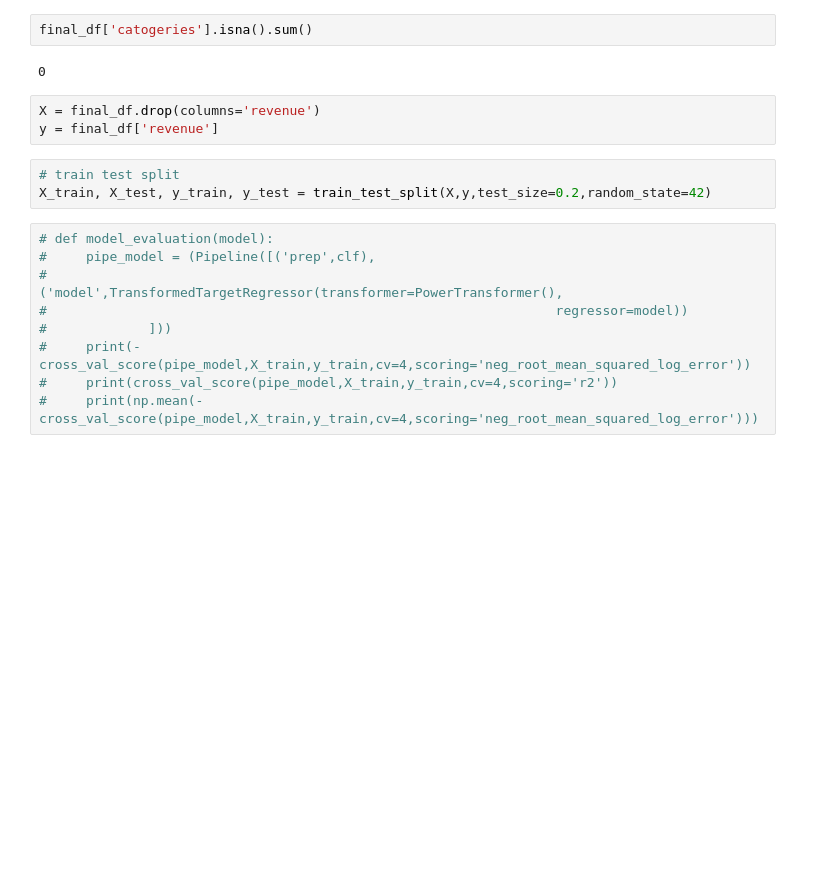
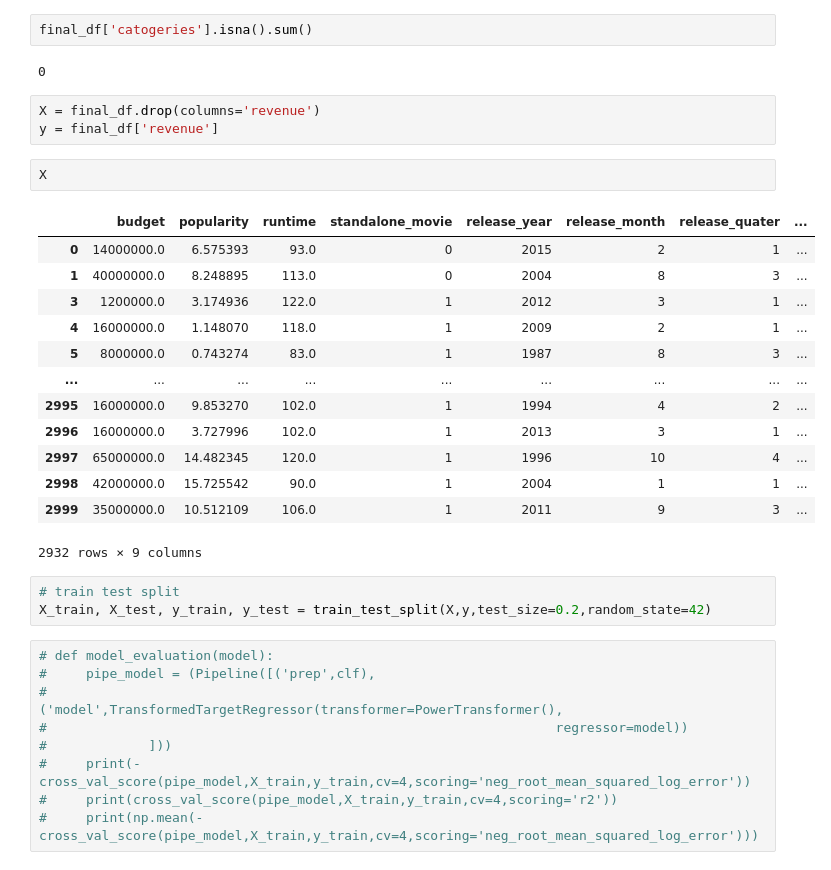
Before and after one commit to abdulvajid1/TMBD-MOVIE-REVENUE-PREDICTION, a Jupyter notebook: notebook.ipynb, the cells around one changed output. Drawn from its saved outputs; the diff is of its cells as text; blank space fills up the shorter version.

```diff
--- a/notebook.ipynb
+++ b/notebook.ipynb
@@ -490,6 +551,22 @@ final_df['catogeries'].isna().sum()
 # %%
 X = final_df.drop(columns='revenue')
 y = final_df['revenue']
+# %%
+X
+# %% [output]
+|  | budget | popularity | runtime | standalone_movie | release_year | release_month | release_quater | ... |
+| 0 | 14000000.0 | 6.575393 | 93.0 | 0 | 2015 | 2 | 1 | ... |
+| 1 | 40000000.0 | 8.248895 | 113.0 | 0 | 2004 | 8 | 3 | ... |
+| 3 | 1200000.0 | 3.174936 | 122.0 | 1 | 2012 | 3 | 1 | ... |
+| 4 | 16000000.0 | 1.148070 | 118.0 | 1 | 2009 | 2 | 1 | ... |
+| 5 | 8000000.0 | 0.743274 | 83.0 | 1 | 1987 | 8 | 3 | ... |
+| ... | ... | ... | ... | ... | ... | ... | ... | ... |
+| 2995 | 16000000.0 | 9.853270 | 102.0 | 1 | 1994 | 4 | 2 | ... |
+| 2996 | 16000000.0 | 3.727996 | 102.0 | 1 | 2013 | 3 | 1 | ... |
+| 2997 | 65000000.0 | 14.482345 | 120.0 | 1 | 1996 | 10 | 4 | ... |
+| 2998 | 42000000.0 | 15.725542 | 90.0 | 1 | 2004 | 1 | 1 | ... |
+| 2999 | 35000000.0 | 10.512109 | 106.0 | 1 | 2011 | 9 | 3 | ... |
+2932 rows × 9 columns
 # %%
 # train test split
 X_train, X_test, y_train, y_test = train_test_split(X,y,test_size=0.2,random_state=42)
```
Also changed, not shown: parts of 25 cells of this notebook, 1 other file.
